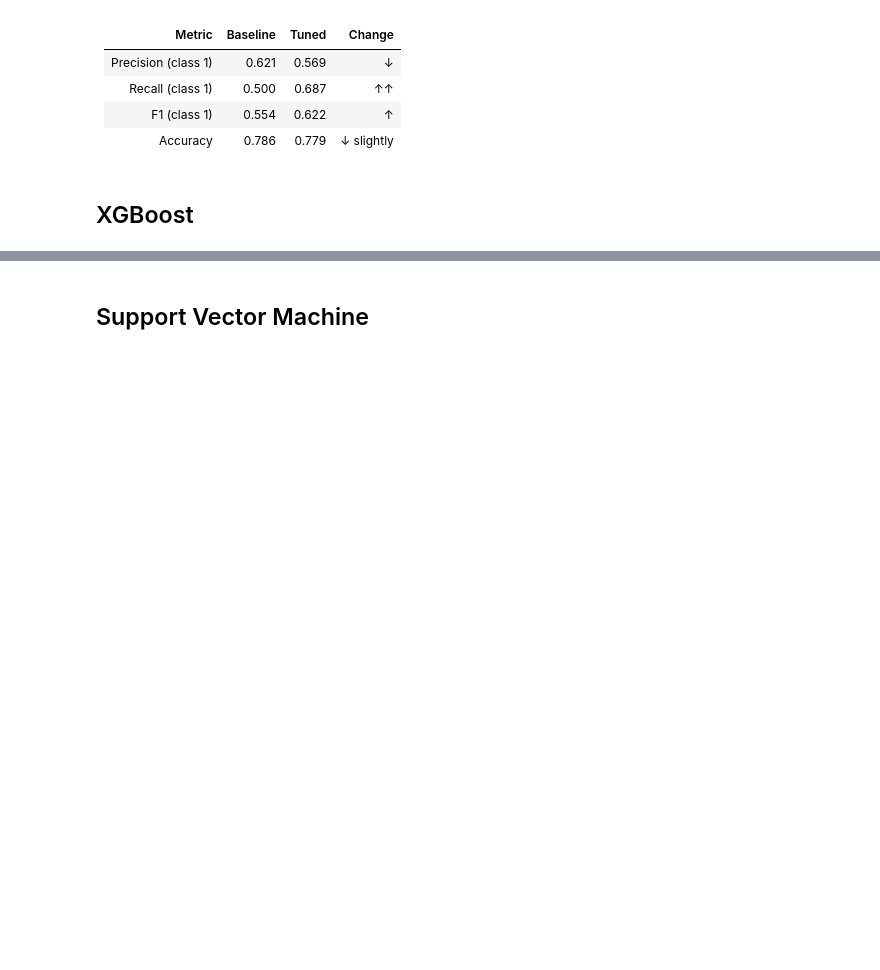
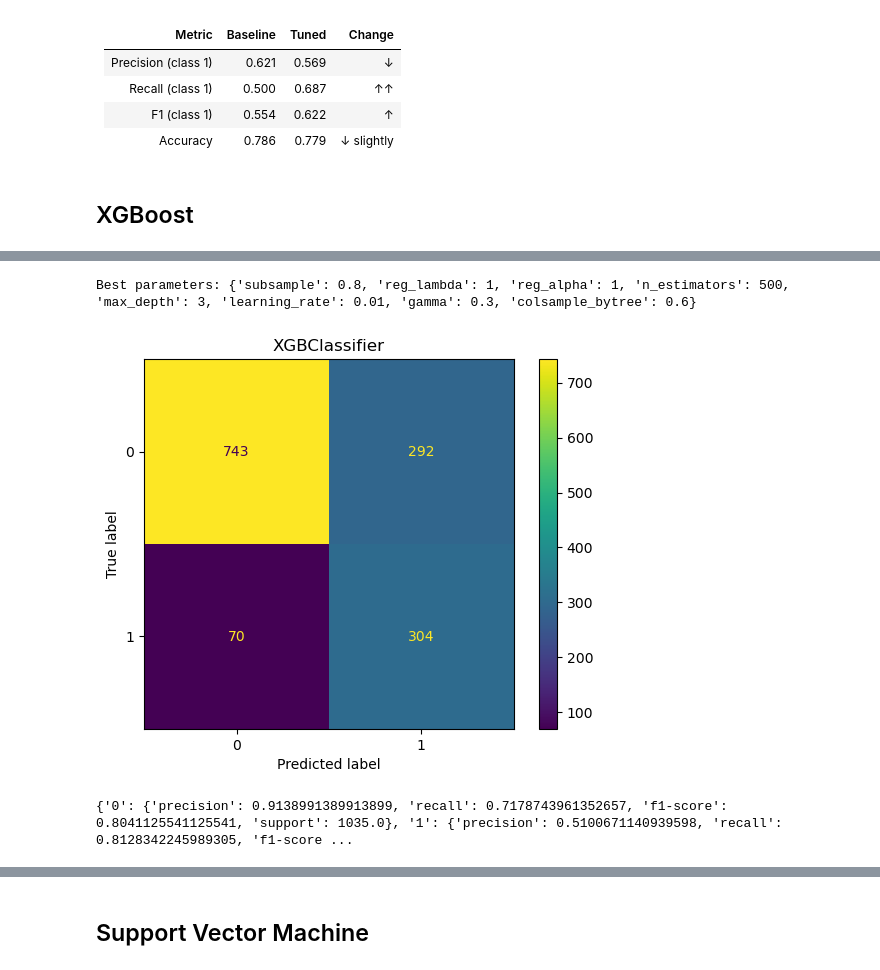
Before and after one commit to anarmsilva10/customer_churn, a Jupyter notebook: notebooks/04_models.ipynb, the cells around one changed output, grey strips where cells are left out. Saved outputs shown, nothing was run; the diff lists cells and outputs as text; code cells hidden in the pictures; blank space fills up the shorter version.

```diff
--- a/notebooks/04_models.ipynb
+++ b/notebooks/04_models.ipynb
@@ -96,0 +147,8 @@ Precision drops slightly (0.621 → 0.569), meaning slightly more false alarms
+# %%
+best_model, report = xgboost.model_tuning(X_train, X_test, y_train, y_test)
+
+print(report)
+# %% [output]
+Best parameters: {'subsample': 0.8, 'reg_lambda': 1, 'reg_alpha': 1, 'n_estimators': 500, 'max_depth': 3, 'learning_rate': 0.01, 'gamma': 0.3, 'colsample_bytree': 0.6}
+[figure, added]
+{'0': {'precision': 0.9138991389913899, 'recall': 0.7178743961352657, 'f1-score': 0.8041125541125541, 'support': 1035.0}, '1': {'precision': 0.5100671140939598, 'recall': 0.8128342245989305, 'f1-score ...
```
Also changed, not shown: parts of 17 cells of this notebook.
